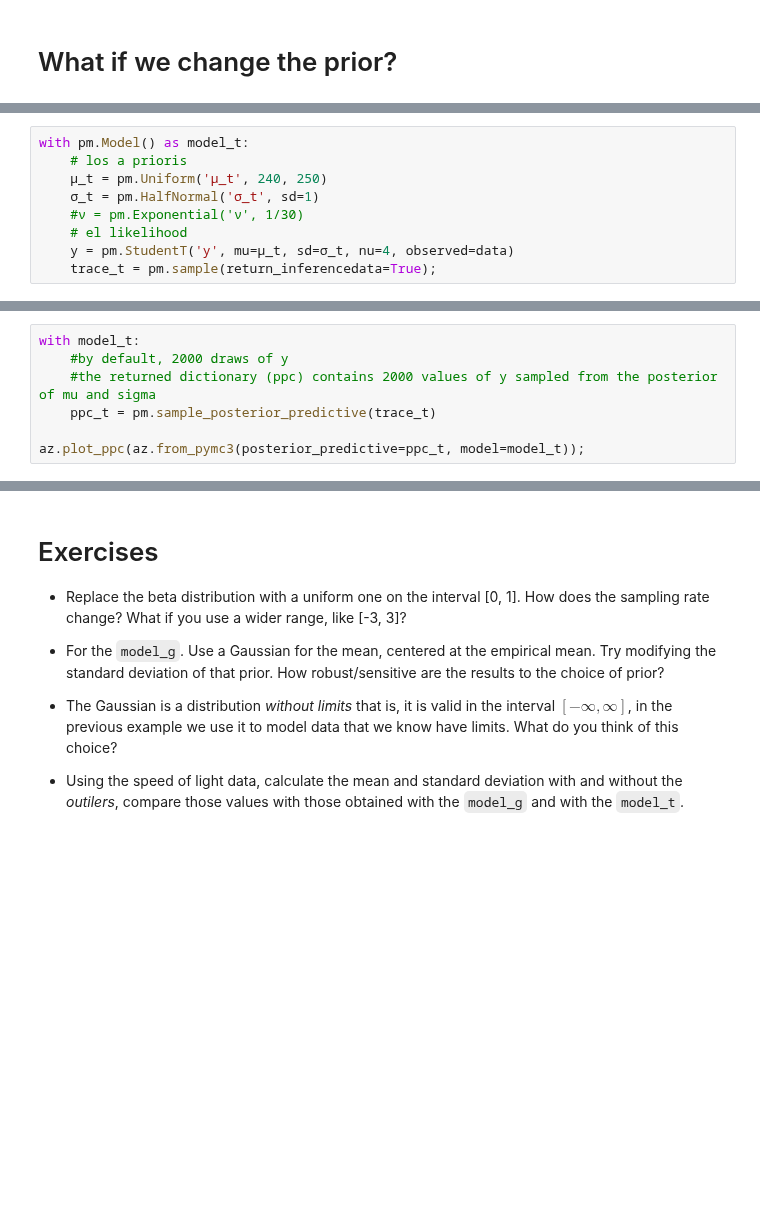
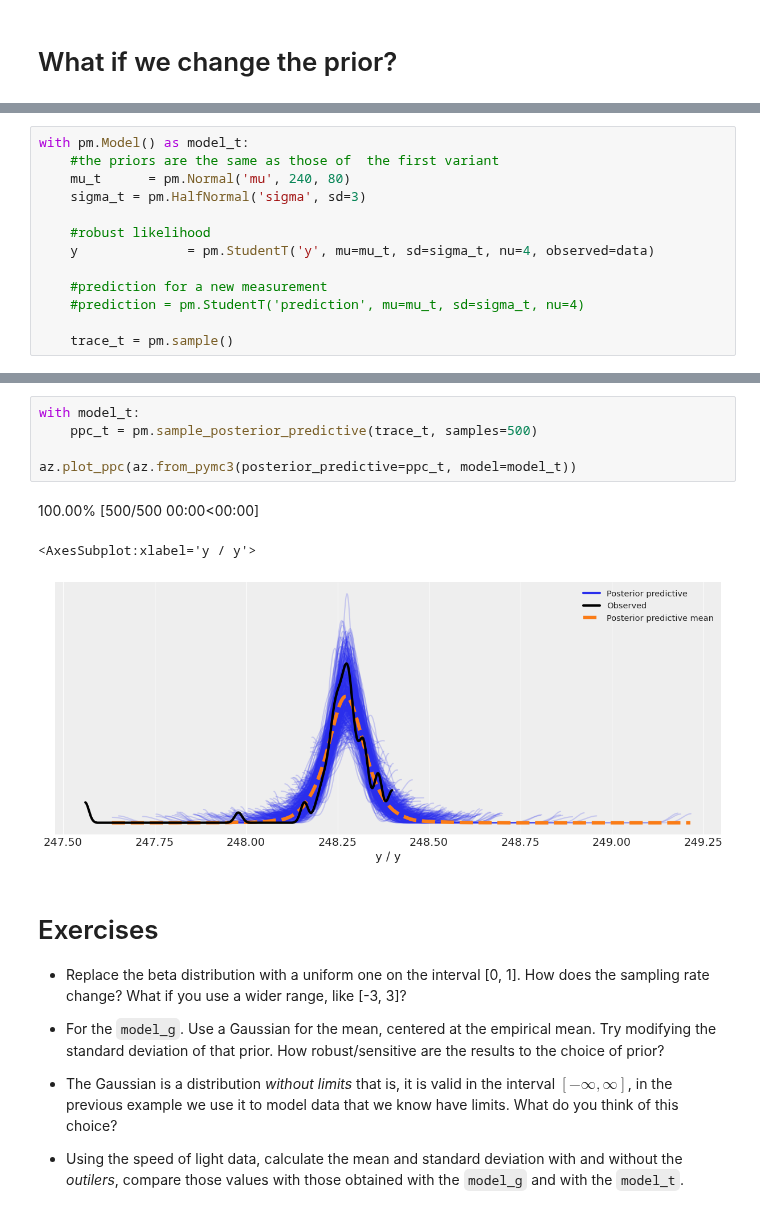
Before and after one commit to gcorani/bda, a Jupyter notebook: 3-ProbProgramming-multiparameter.ipynb, the cells around one changed output, grey strips where cells are left out. Saved outputs shown, nothing was run; the diff lists cells and outputs as text; blank space fills up the shorter version.

```diff
--- a/3-ProbProgramming-multiparameter.ipynb
+++ b/3-ProbProgramming-multiparameter.ipynb
@@ -381,9 +280,0 @@ y &\sim StudentT(\mu, \sigma, \nu=4)
-# %%
-with pm.Model() as model_t:
-    # los a prioris
-    μ_t = pm.Uniform('μ_t', 240, 250)
-    σ_t = pm.HalfNormal('σ_t', sd=1)
-    #ν = pm.Exponential('ν', 1/30)
-    # el likelihood
-    y = pm.StudentT('y', mu=μ_t, sd=σ_t, nu=4, observed=data)
-    trace_t = pm.sample(return_inferencedata=True);
@@ -423,7 +280,0 @@ pd.concat([az.summary(trace_newcomb),az.summary(trace_t)])
-# %%
-with model_t:
-    #by default, 2000 draws of y
-    #the returned dictionary (ppc) contains 2000 values of y sampled from the posterior of mu and sigma
-    ppc_t = pm.sample_posterior_predictive(trace_t)
-
-az.plot_ppc(az.from_pymc3(posterior_predictive=ppc_t, model=model_t));
@@ -432,0 +537,13 @@ az.plot_ppc(az.from_pymc3(posterior_predictive=ppc_t, model=model_t));
+# %%
+with pm.Model() as model_t:
+    #the priors are the same as those of  the first variant
+    mu_t      = pm.Normal('mu', 240, 80)
+    sigma_t = pm.HalfNormal('sigma', sd=3)
+
+    #robust likelihood
+    y              = pm.StudentT('y', mu=mu_t, sd=sigma_t, nu=4, observed=data)
+
+    #prediction for a new measurement
+    #prediction = pm.StudentT('prediction', mu=mu_t, sd=sigma_t, nu=4)
+
+    trace_t = pm.sample()
@@ -433,3 +580,12 @@ az.plot_ppc(az.from_pymc3(posterior_predictive=ppc_t, model=model_t));
+# %%
+with model_t:
+    ppc_t = pm.sample_posterior_predictive(trace_t, samples=500)
+
+az.plot_ppc(az.from_pymc3(posterior_predictive=ppc_t, model=model_t))
+# %% [output]
+100.00% [500/500 00:00<00:00]
+<AxesSubplot:xlabel='y / y'>
+[figure, added]
 # %% [markdown]
 # Exercises
 
```
Also changed, not shown: parts of 59 cells of this notebook, 2 other files.
